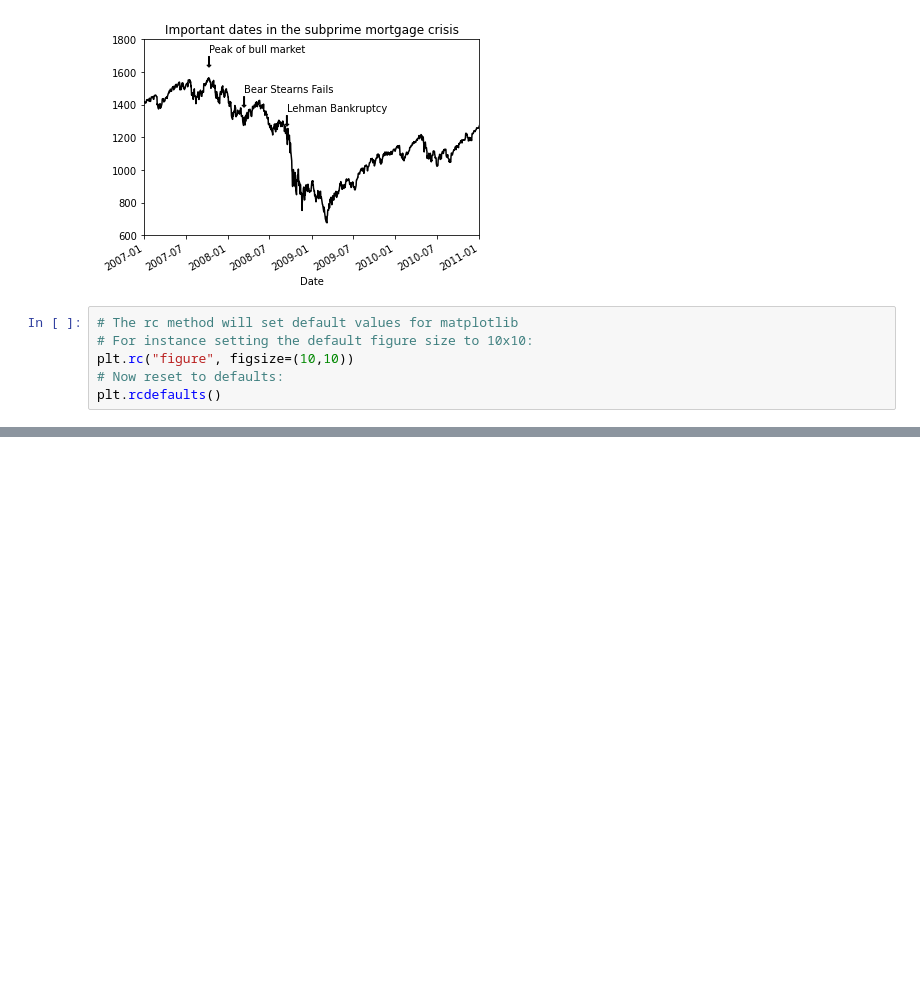
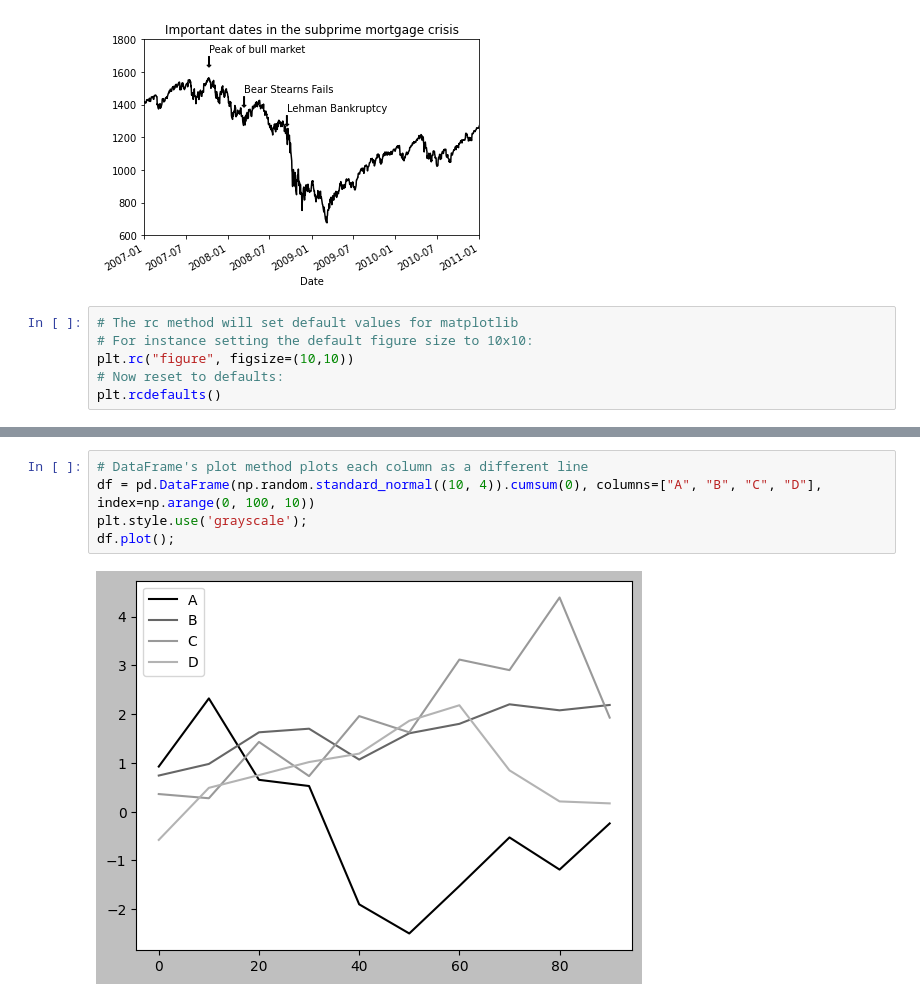
Before and after one commit to scottzig/pandas-mckinney, a Jupyter notebook: chapter_9.ipynb, the cells around one changed output, grey strips where cells are left out. Drawn from its saved outputs; the diff is of its cells as text; blank space fills up the shorter version.

```diff
--- a/chapter_9.ipynb
+++ b/chapter_9.ipynb
@@ -203,0 +212,7 @@ plt.rcdefaults()
+# %%
+# DataFrame's plot method plots each column as a different line
+df = pd.DataFrame(np.random.standard_normal((10, 4)).cumsum(0), columns=["A", "B", "C", "D"], index=np.arange(0, 100, 10))
+plt.style.use('grayscale');
+df.plot();
+# %% [output]
+[figure, added]
```
Also changed, not shown: parts of 28 cells of this notebook, 1 other file.
